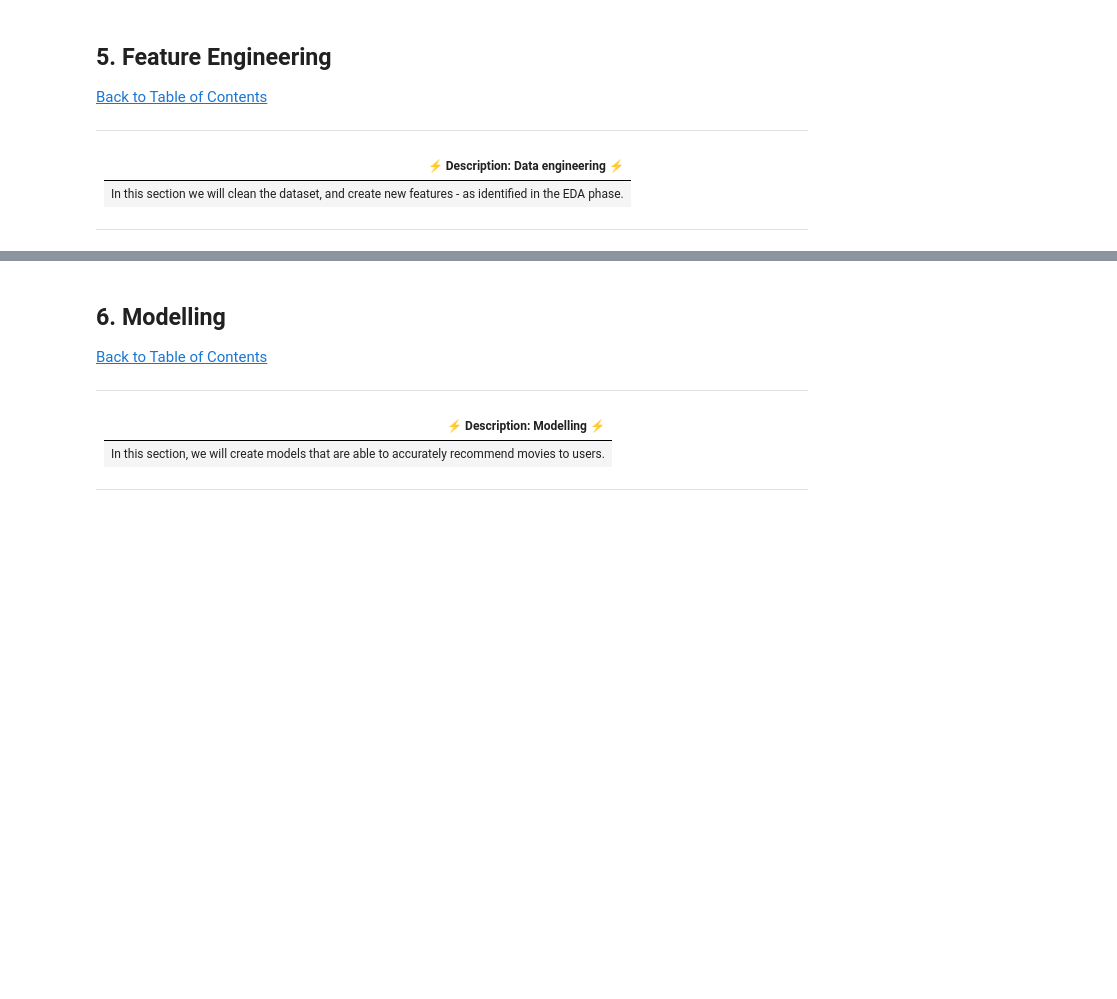
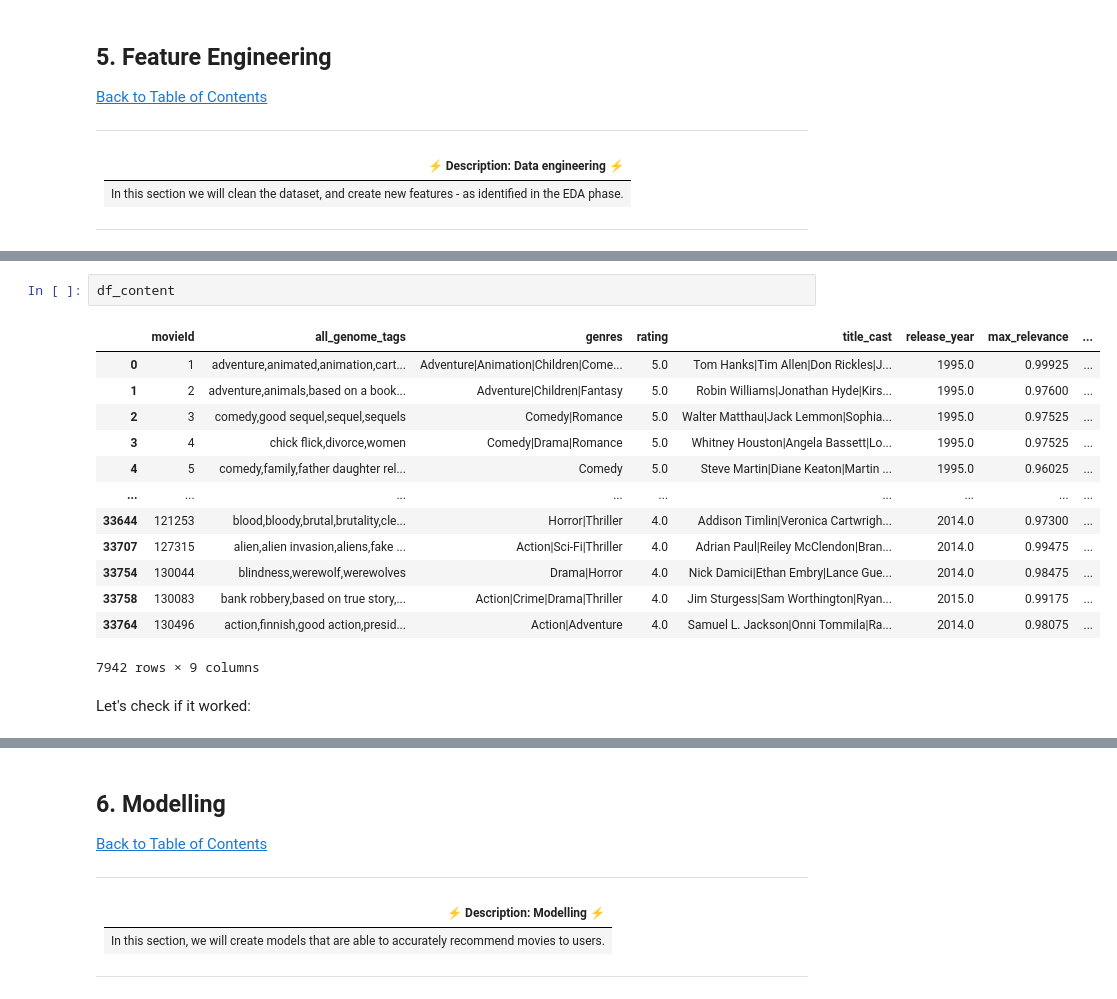
Before and after one commit to Christelle278/Unsupervised-Learning-Sprint-2307FTDS-Team-NM3, a Jupyter notebook: Unsupervised_Learning_Sprint_2307FTDS_Team_NM3.ipynb, the cells around one changed output, grey strips where cells are left out. Drawn from its saved outputs; the diff is of its cells as text; blank space fills up the shorter version.

```diff
--- a/Unsupervised_Learning_Sprint_2307FTDS_Team_NM3.ipynb
+++ b/Unsupervised_Learning_Sprint_2307FTDS_Team_NM3.ipynb
@@ -1680,0 +1963,18 @@ plt.show()
+# %%
+df_content
+# %% [output]
+|  | movieId | all_genome_tags | genres | rating | title_cast | release_year | max_relevance | ... |
+| 0 | 1 | adventure,animated,animation,cart... | Adventure|Animation|Children|Come... | 5.0 | Tom Hanks|Tim Allen|Don Rickles|J... | 1995.0 | 0.99925 | ... |
+| 1 | 2 | adventure,animals,based on a book... | Adventure|Children|Fantasy | 5.0 | Robin Williams|Jonathan Hyde|Kirs... | 1995.0 | 0.97600 | ... |
+| 2 | 3 | comedy,good sequel,sequel,sequels | Comedy|Romance | 5.0 | Walter Matthau|Jack Lemmon|Sophia... | 1995.0 | 0.97525 | ... |
+| 3 | 4 | chick flick,divorce,women | Comedy|Drama|Romance | 5.0 | Whitney Houston|Angela Bassett|Lo... | 1995.0 | 0.97525 | ... |
+| 4 | 5 | comedy,family,father daughter rel... | Comedy | 5.0 | Steve Martin|Diane Keaton|Martin ... | 1995.0 | 0.96025 | ... |
+| ... | ... | ... | ... | ... | ... | ... | ... | ... |
+| 33644 | 121253 | blood,bloody,brutal,brutality,cle... | Horror|Thriller | 4.0 | Addison Timlin|Veronica Cartwrigh... | 2014.0 | 0.97300 | ... |
+| 33707 | 127315 | alien,alien invasion,aliens,fake ... | Action|Sci-Fi|Thriller | 4.0 | Adrian Paul|Reiley McClendon|Bran... | 2014.0 | 0.99475 | ... |
+| 33754 | 130044 | blindness,werewolf,werewolves | Drama|Horror | 4.0 | Nick Damici|Ethan Embry|Lance Gue... | 2014.0 | 0.98475 | ... |
+| 33758 | 130083 | bank robbery,based on true story,... | Action|Crime|Drama|Thriller | 4.0 | Jim Sturgess|Sam Worthington|Ryan... | 2015.0 | 0.99175 | ... |
+| 33764 | 130496 | action,finnish,good action,presid... | Action|Adventure | 4.0 | Samuel L. Jackson|Onni Tommila|Ra... | 2014.0 | 0.98075 | ... |
+7942 rows × 9 columns
+# %% [markdown]
+Let's check if it worked:
```
Also changed, not shown: parts of 58 cells of this notebook.
